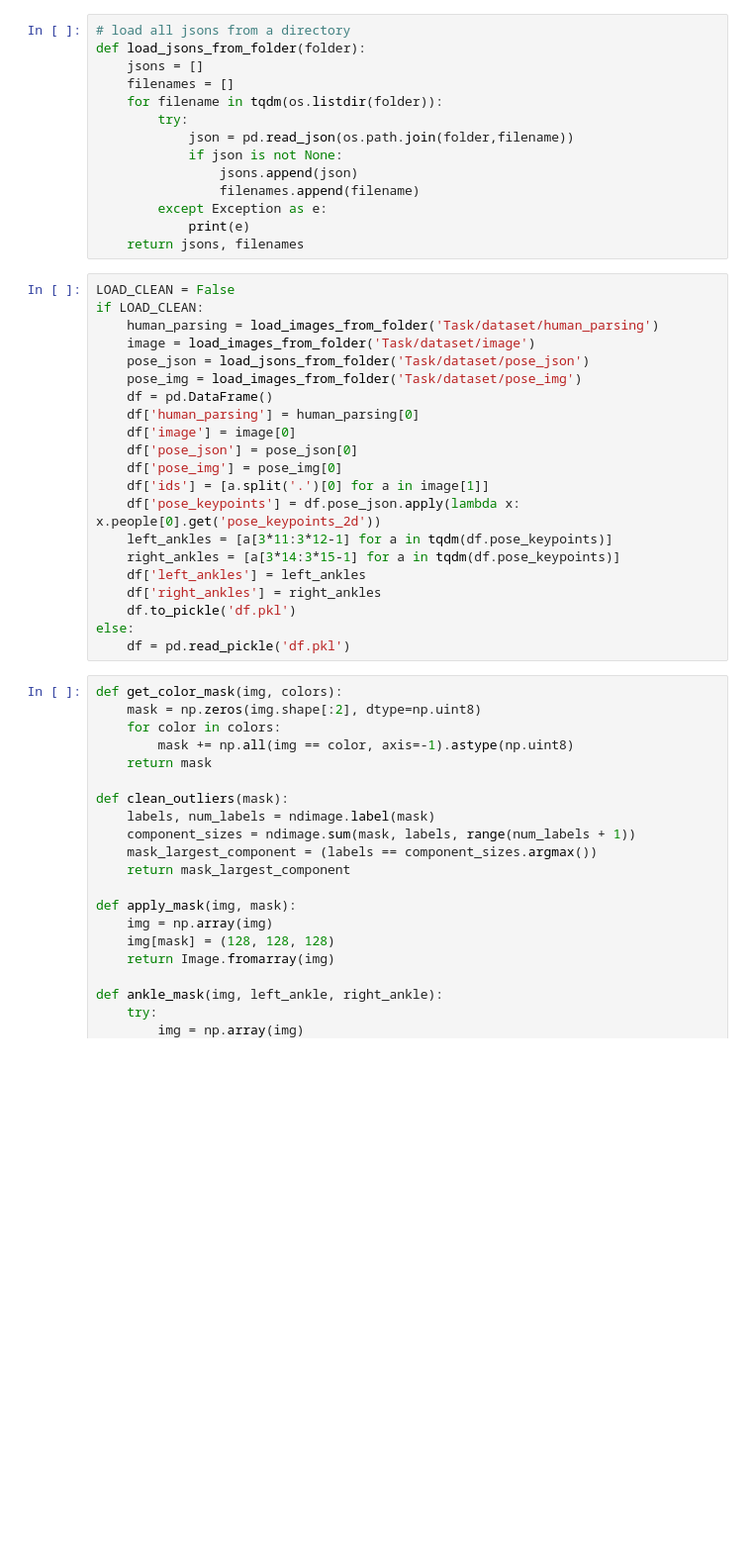
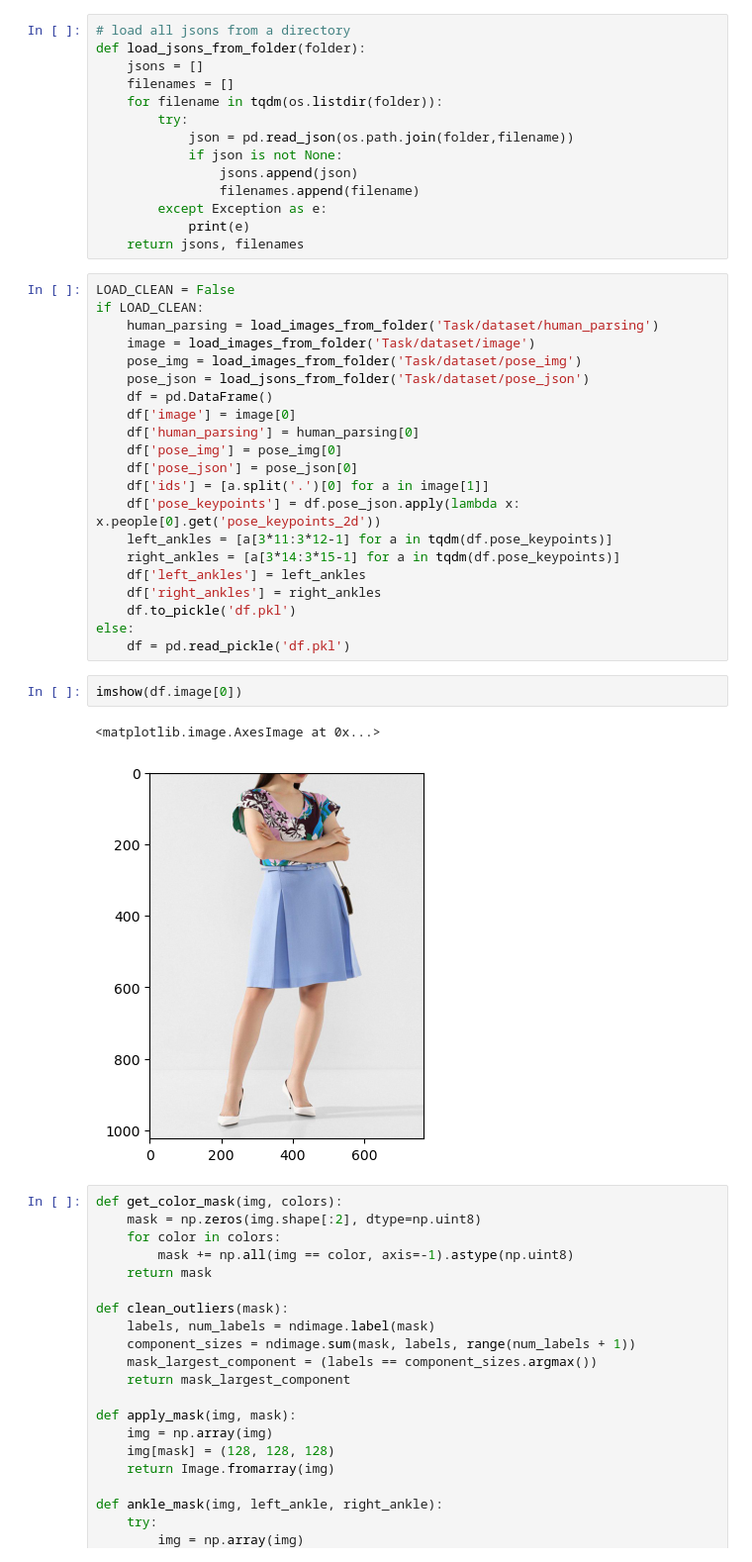
Before and after one commit to mShaldzhiyan/test_task_big, a Jupyter notebook: main.ipynb, the cells around one changed output. Shown: that part at 99% size. Drawn from its saved outputs; the diff is of its cells as text; blank space fills up the shorter version.

```diff
--- a/main.ipynb
+++ b/main.ipynb
@@ -47,13 +47,13 @@ LOAD_CLEAN = False
 if LOAD_CLEAN:
     human_parsing = load_images_from_folder('Task/dataset/human_parsing')
     image = load_images_from_folder('Task/dataset/image')
+    pose_img = load_images_from_folder('Task/dataset/pose_img')
     pose_json = load_jsons_from_folder('Task/dataset/pose_json')
-    pose_img = load_images_from_folder('Task/dataset/pose_img')
     df = pd.DataFrame()
+    df['image'] = image[0]
     df['human_parsing'] = human_parsing[0]
-    df['image'] = image[0]
+    df['pose_img'] = pose_img[0]
     df['pose_json'] = pose_json[0]
-    df['pose_img'] = pose_img[0]
     df['ids'] = [a.split('.')[0] for a in image[1]]
     df['pose_keypoints'] = df.pose_json.apply(lambda x: x.people[0].get('pose_keypoints_2d'))
     left_ankles = [a[3*11:3*12-1] for a in tqdm(df.pose_keypoints)]
@@ -63,6 +63,11 @@ if LOAD_CLEAN:
     df.to_pickle('df.pkl')
 else:
     df = pd.read_pickle('df.pkl')
+# %%
+imshow(df.image[0])
+# %% [output]
+<matplotlib.image.AxesImage at 0x...>
+[figure, added]
 # %%
 def get_color_mask(img, colors):
     mask = np.zeros(img.shape[:2], dtype=np.uint8)
```
Also changed, not shown: parts of 22 cells of this notebook, 1 other file.
